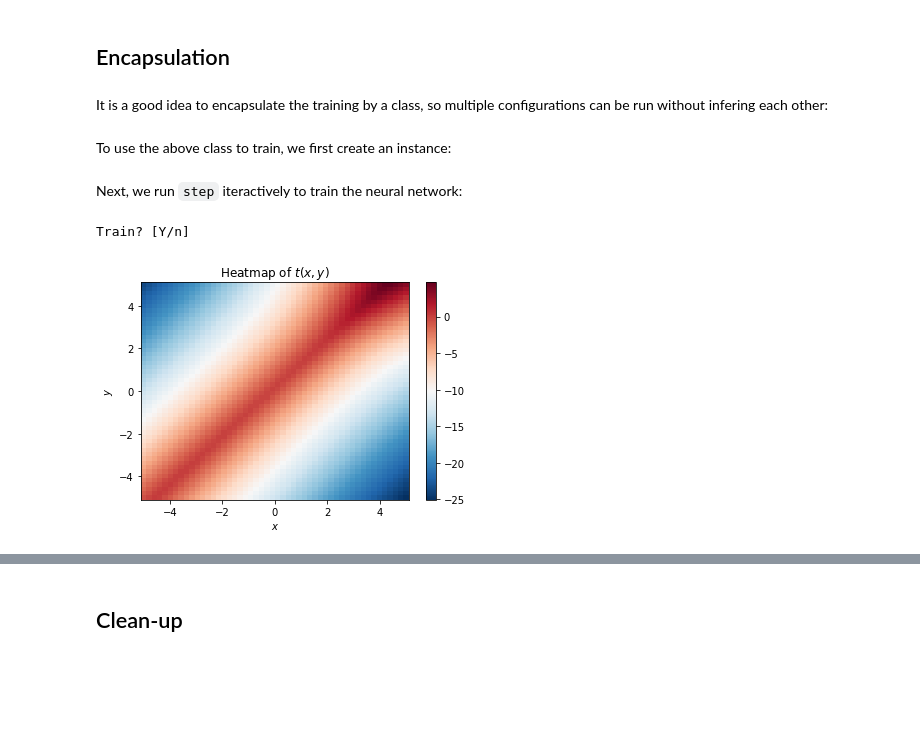
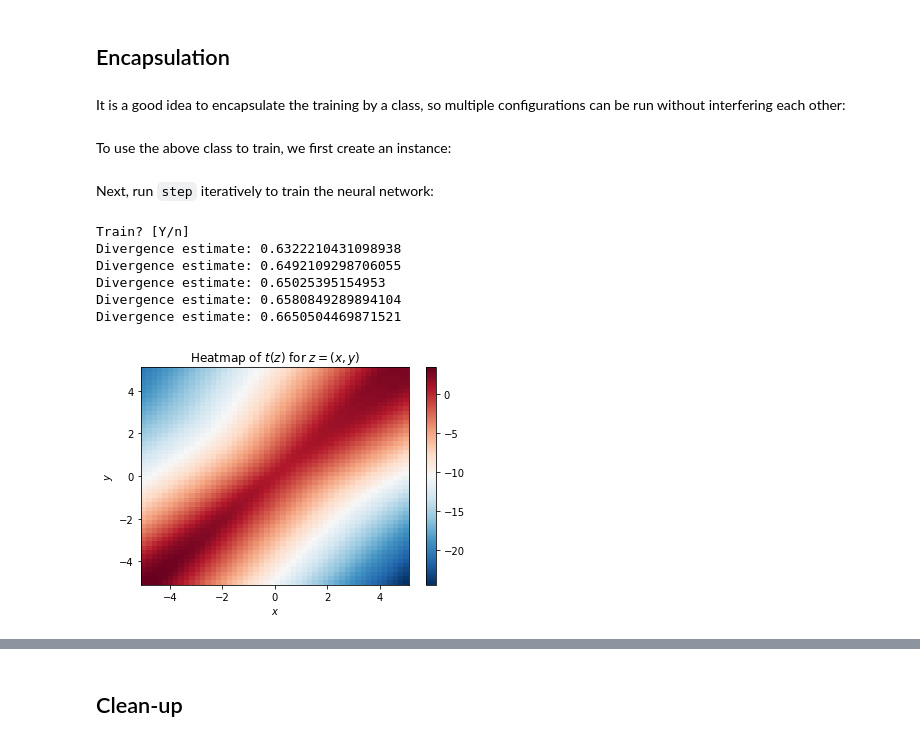
Before and after one commit to ccha23/miml, a Jupyter notebook: source/part1/Training.ipynb, the cells around one changed output, grey strips where cells are left out. Saved outputs shown, nothing was run; the diff lists cells and outputs as text; code cells hidden in the pictures; blank space fills up the shorter version.

```diff
--- a/source/part1/Training.ipynb
+++ b/source/part1/Training.ipynb
@@ -11,17 +11,30 @@ $\def\abs#1{\left\lvert #1 \right\rvert}
 \def\E{\op{E}}
 \def\d{\mathrm{\mathstrut d}}$
 # %%
-from gaussian import *
+# init
 import matplotlib.pyplot as plt
 import numpy as np
 import pandas as pd
 import seaborn as sns
+import tensorboard as tb
 import torch
 import torch.optim as optim
 from torch import Tensor, nn
 from torch.nn import functional as F
 from torch.utils.tensorboard import SummaryWriter
-import tensorboard as tb
 
 %load_ext tensorboard
-%matplotlib widget
+%load_ext jdc
+%matplotlib inline
+
+SEED = 0
+
+# create samples
+XY_rng = np.random.default_rng(SEED)
+rho = 1 - 0.19 * XY_rng.random()
+mean, cov, n = [0, 0], [[1, rho], [rho, 1]], 1000
+XY = XY_rng.multivariate_normal(mean, cov, n)
+
+XY_ref_rng = np.random.default_rng(SEED)
+cov_ref, n_ = [[1, 0], [0, 1]], n
+XY_ref = XY_ref_rng.multivariate_normal(mean, cov_ref, n_)
@@ -380,8 +411,8 @@ if input("Train? [Y/n]").lower() != "n":
             optimizer.zero_grad()
 
             # obtain a random batch of samples
-            batch_Z = Z[idx[i : Z.shape[0] : batch_size]]
-            batch_Z_ref = Z_ref[idx_ref[i : Z_ref.shape[0] : batch_size_ref]]
+            batch_Z = Z[idx[j : Z.shape[0] : n_iters_per_epoch]]
+            batch_Z_ref = Z_ref[idx_ref[j : Z_ref.shape[0] : n_iters_per_epoch]]
 
             # define the loss as negative DV divergence lower bound
             loss = -DV(batch_Z, batch_Z_ref, net)
@@ -394,7 +425,7 @@ if input("Train? [Y/n]").lower() != "n":
     with torch.no_grad():
         estimate = DV(Z, Z_ref, net).item()
         writer.add_scalar("Estimate", estimate, global_step=n_epoch)
-        plot_net_2(net)
-        print('Divergence estimation:', estimate)
+        net.plot()
+        print("Divergence estimation:", estimate)
 # %% [output]
 Train? [Y/n]
@@ -428,7 +463,7 @@ See if you can get an estimate close to this value by training the neural networ
 # %% [markdown]
 ## Encapsulation
 # %% [markdown]
-It is a good idea to encapsulate the training by a class, so multiple configurations can be run without infering each other:
+It is a good idea to encapsulate the training by a class, so multiple configurations can be run without interfering each other:
 # %%
 class DVTrainer:
     """
@@ -451,14 +486,10 @@ class DVTrainer:
         self.Z = Z
         self.Z_ref = Z_ref
         self.net = net
+        self.n_iters_per_epoch = n_iters_per_epoch  # ideally a divisor of both n and n'
 
         # set optimizer
         self.optimizer = optim.Adam(net.parameters(), **kwargs)
-
-        # batch sizes
-        self.n_iters_per_epoch = n_iters_per_epoch  # ideally a divisor of both n and n'
-        self.batch_size = int((Z.shape[0] + 0.5) / n_iters_per_epoch)
-        self.batch_size_ref = int((Z_ref.shape[0] + 0.5) / n_iters_per_epoch)
 
         # logging
         self.writer = SummaryWriter(
@@ -491,9 +522,9 @@ class DVTrainer:
                 self.optimizer.zero_grad()
 
                 # obtain a random batch of samples
-                batch_Z = self.Z[idx[i : self.Z.shape[0] : self.batch_size]]
+                batch_Z = self.Z[idx[i : self.Z.shape[0] : self.n_iters_per_epoch]]
                 batch_Z_ref = self.Z_ref[
-                    idx_ref[i : self.Z_ref.shape[0] : self.batch_size_ref]
+                    idx_ref[i : self.Z_ref.shape[0] : self.n_iters_per_epoch]
                 ]
 
                 # define the loss as negative DV divergence lower bound
@@ -501,7 +532,9 @@ class DVTrainer:
                 loss.backward()  # calculate gradient
                 self.optimizer.step()  # descend
 
-                self.writer.add_scalar("Loss/train", loss.item(), global_step=self.n_iter)
+                self.writer.add_scalar(
+                    "Loss/train", loss.item(), global_step=self.n_iter
+                )
 
         with torch.no_grad():
             estimate = DV(Z, Z_ref, self.net).item()
@@ -514,15 +547,20 @@ torch.manual_seed(SEED)
 net = Net().to(DEVICE)
 trainer = DVTrainer(Z, Z_ref, net, n_iters_per_epoch=10)
 # %% [markdown]
-Next, we run `step` iteractively to train the neural network:
+Next, run `step` iteratively to train the neural network:
 # %%
 if input("Train? [Y/n]").lower() != "n":
     for i in range(10):
-        trainer.step(10)
-    plot_net_2(net)
+        print("Divergence estimate:", trainer.step(10))
+    net.plot()
 # %% [output]
 Train? [Y/n]
+Divergence estimate: 0.6322210431098938
+Divergence estimate: 0.6492109298706055
+Divergence estimate: 0.65025395154953
+Divergence estimate: 0.6580849289894104
+Divergence estimate: 0.6650504469871521
-[figure, old version]
+[figure, new version]
 # %%
 %tensorboard --logdir=runs
 # %% [output]
```
Also changed, not shown: parts of 14 cells of this notebook, 2 other files.
